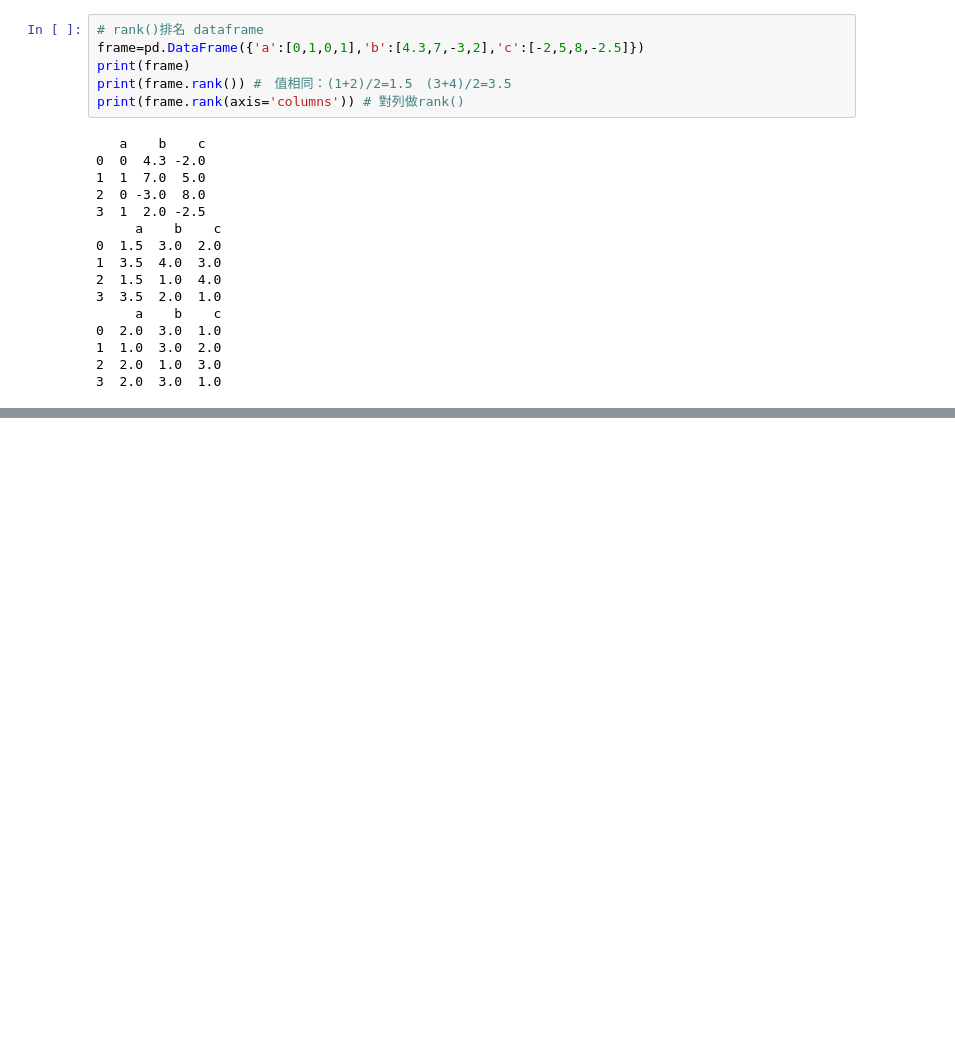
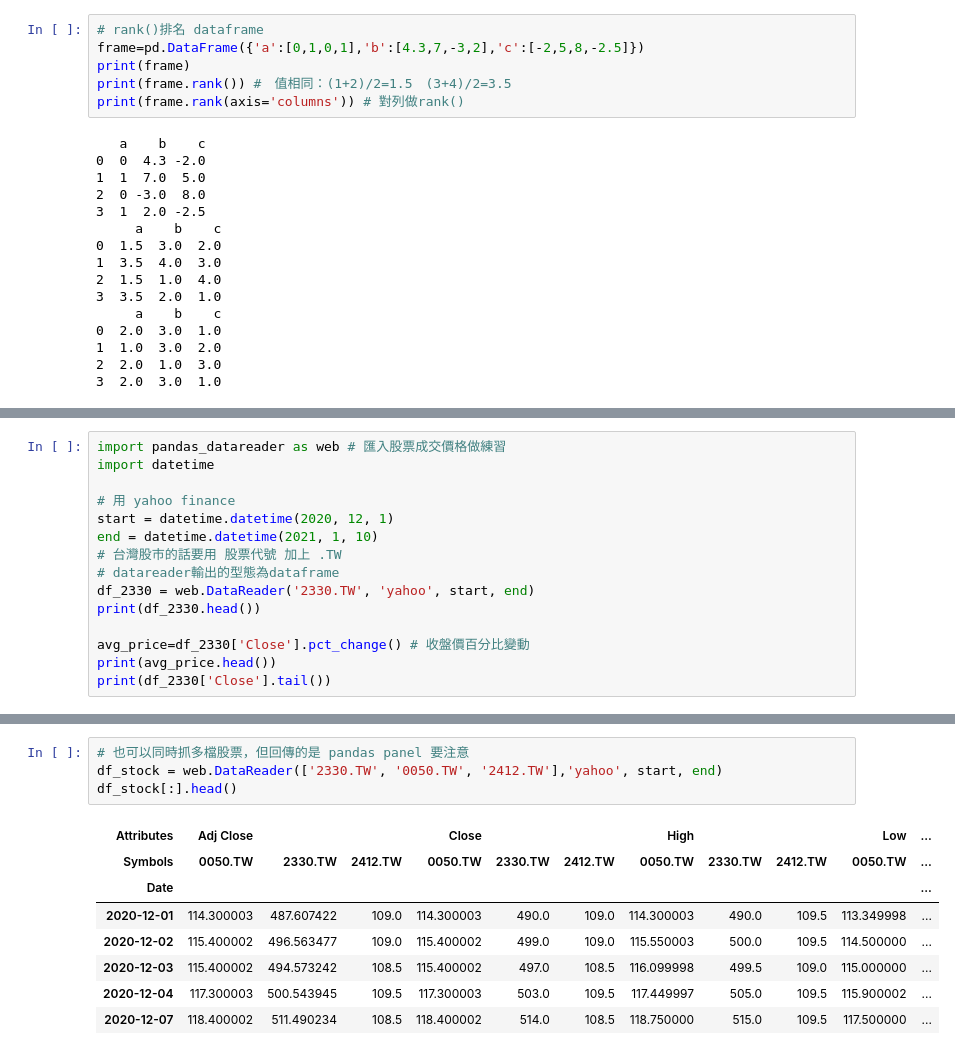
Before and after one commit to Mashiro030/python_data_analysis, a Jupyter notebook: python資料分析/Pandas基礎用法.ipynb, the cells around one changed output, grey strips where cells are left out. Drawn from its saved outputs; the diff is of its cells as text; blank space fills up the shorter version.

```diff
--- a/python資料分析/Pandas基礎用法.ipynb
+++ b/python資料分析/Pandas基礎用法.ipynb
@@ -698,0 +771,15 @@ titanic
+# %%
+import pandas_datareader as web # 匯入股票成交價格做練習
+import datetime
+
+# 用 yahoo finance
+start = datetime.datetime(2020, 12, 1)
+end = datetime.datetime(2021, 1, 10)
+# 台灣股市的話要用 股票代號 加上 .TW
+# datareader輸出的型態為dataframe
+df_2330 = web.DataReader('2330.TW', 'yahoo', start, end)
+print(df_2330.head())
+
+avg_price=df_2330['Close'].pct_change() # 收盤價百分比變動
+print(avg_price.head())
+print(df_2330['Close'].tail())
@@ -698,0 +804,13 @@ titanic
+# %%
+# 也可以同時抓多檔股票，但回傳的是 pandas panel 要注意
+df_stock = web.DataReader(['2330.TW', '0050.TW', '2412.TW'],'yahoo', start, end)
+df_stock[:].head()
+# %% [output]
+| Attributes | Adj Close |  |  | Close |  |  | High |  |  | Low | ... |
+| Symbols | 0050.TW | 2330.TW | 2412.TW | 0050.TW | 2330.TW | 2412.TW | 0050.TW | 2330.TW | 2412.TW | 0050.TW | ... |
+| Date |  |  |  |  |  |  |  |  |  |  | ... |
+| 2020-12-01 | 114.300003 | 487.607422 | 109.0 | 114.300003 | 490.0 | 109.0 | 114.300003 | 490.0 | 109.5 | 113.349998 | ... |
+| 2020-12-02 | 115.400002 | 496.563477 | 109.0 | 115.400002 | 499.0 | 109.0 | 115.550003 | 500.0 | 109.5 | 114.500000 | ... |
+| 2020-12-03 | 115.400002 | 494.573242 | 108.5 | 115.400002 | 497.0 | 108.5 | 116.099998 | 499.5 | 109.0 | 115.000000 | ... |
+| 2020-12-04 | 117.300003 | 500.543945 | 109.5 | 117.300003 | 503.0 | 109.5 | 117.449997 | 505.0 | 109.5 | 115.900002 | ... |
+| 2020-12-07 | 118.400002 | 511.490234 | 108.5 | 118.400002 | 514.0 | 108.5 | 118.750000 | 515.0 | 109.5 | 117.500000 | ... |
```
Also changed, not shown: parts of 13 cells of this notebook.
